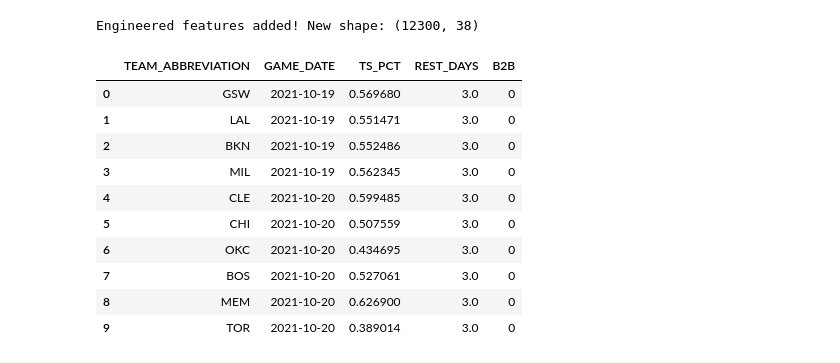
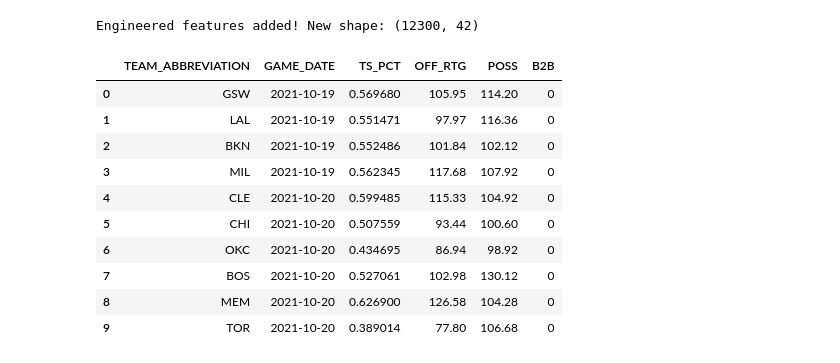
Before and after one commit to shloksachdev/NBA_Predictor-2.0, a Jupyter notebook: notebooks/Feature_engineering.ipynb, the cells around one changed output. Cells and saved outputs as stored; diff of their text form; code cells hidden in the pictures.

```diff
--- a/notebooks/Feature_engineering.ipynb
+++ b/notebooks/Feature_engineering.ipynb
@@ -22,6 +22,16 @@ fg2m = df['FGM'] - df['FG3M']
 df['PCT_PTS_2PT'] = round(((fg2m * 2) / df['PTS'].replace(0, 1)) * 100, 2)
 df['PCT_PTS_3PT'] = round(((df['FG3M'] * 3) / df['PTS'].replace(0, 1)) * 100, 2)
 df['PCT_PTS_FT']  = round((df['FTM'] / df['PTS'].replace(0, 1)) * 100, 2)
+
+# 4. Possession-Based Efficiency (The Four Factors)
+# Estimate possessions (simplified per-team calculation)
+df['POSS'] = df['FGA'] + 0.44 * df['FTA'] - df['OREB'] + df['TOV']
+# Offensive Rating (Points per 100 possessions)
+df['OFF_RTG'] = round((df['PTS'] / df['POSS'].replace(0, 1)) * 100, 2)
+# Turnover Percentage
+df['TOV_PCT'] = round(df['TOV'] / df['POSS'].replace(0, 1), 4)
+# Free Throw Rate
+df['FTR'] = round(df['FTM'] / df['FGA'].replace(0, 1), 4)
 # %%
 df['GAME_DATE'] = pd.to_datetime(df['GAME_DATE'])
 df = df.sort_values(by=['TEAM_ABBREVIATION', 'GAME_DATE'],ignore_index=True)
@@ -54,18 +64,18 @@ df = df.sort_values(by='GAME_DATE').reset_index(drop=True)
 # %%
 # 3. Save the engineered base dataset
 df.to_csv("../data/engineered_raw_games.csv", index=False)
 print(f"Engineered features added! New shape: {df.shape}")
-df[['TEAM_ABBREVIATION', 'GAME_DATE', 'TS_PCT', 'REST_DAYS', 'B2B']].head(10)
+df[['TEAM_ABBREVIATION', 'GAME_DATE', 'TS_PCT', 'OFF_RTG', 'POSS', 'B2B']].head(10)
 # %% [output]
-Engineered features added! New shape: (12300, 38)
+Engineered features added! New shape: (12300, 42)
-|  | TEAM_ABBREVIATION | GAME_DATE | TS_PCT | REST_DAYS | B2B |
-| 0 | GSW | 2021-10-19 | 0.569680 | 3.0 | 0 |
-| 1 | LAL | 2021-10-19 | 0.551471 | 3.0 | 0 |
-| 2 | BKN | 2021-10-19 | 0.552486 | 3.0 | 0 |
-| 3 | MIL | 2021-10-19 | 0.562345 | 3.0 | 0 |
-| 4 | CLE | 2021-10-20 | 0.599485 | 3.0 | 0 |
-| 5 | CHI | 2021-10-20 | 0.507559 | 3.0 | 0 |
-| 6 | OKC | 2021-10-20 | 0.434695 | 3.0 | 0 |
-| 7 | BOS | 2021-10-20 | 0.527061 | 3.0 | 0 |
-| 8 | MEM | 2021-10-20 | 0.626900 | 3.0 | 0 |
-| 9 | TOR | 2021-10-20 | 0.389014 | 3.0 | 0 |
+|  | TEAM_ABBREVIATION | GAME_DATE | TS_PCT | OFF_RTG | POSS | B2B |
+| 0 | GSW | 2021-10-19 | 0.569680 | 105.95 | 114.20 | 0 |
+| 1 | LAL | 2021-10-19 | 0.551471 | 97.97 | 116.36 | 0 |
+| 2 | BKN | 2021-10-19 | 0.552486 | 101.84 | 102.12 | 0 |
+| 3 | MIL | 2021-10-19 | 0.562345 | 117.68 | 107.92 | 0 |
+| 4 | CLE | 2021-10-20 | 0.599485 | 115.33 | 104.92 | 0 |
+| 5 | CHI | 2021-10-20 | 0.507559 | 93.44 | 100.60 | 0 |
+| 6 | OKC | 2021-10-20 | 0.434695 | 86.94 | 98.92 | 0 |
+| 7 | BOS | 2021-10-20 | 0.527061 | 102.98 | 130.12 | 0 |
+| 8 | MEM | 2021-10-20 | 0.626900 | 126.58 | 104.28 | 0 |
+| 9 | TOR | 2021-10-20 | 0.389014 | 77.80 | 106.68 | 0 |
```
Also changed, not shown: parts of 1 cell of this notebook, 11 other files.
